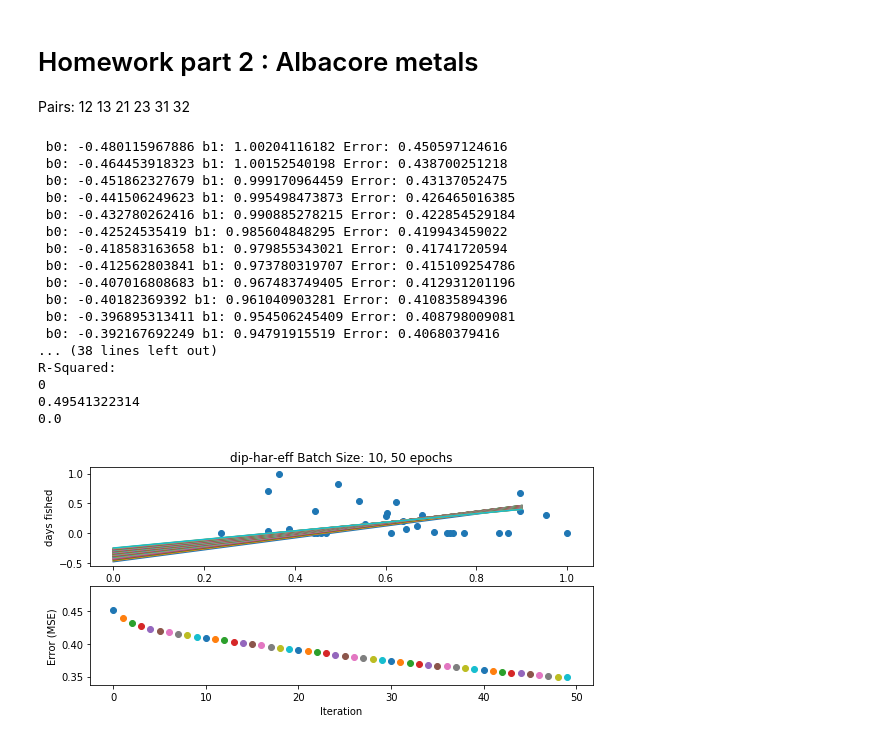
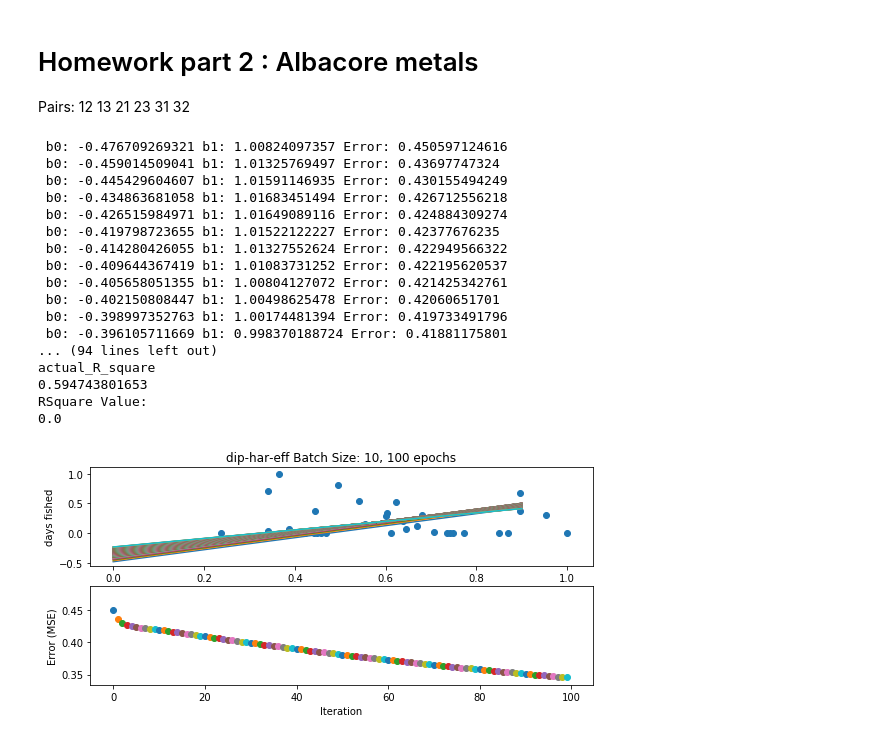
Before and after one commit to NguyenDa18/MachineLearning_HW1, a Jupyter notebook: HWpart2.ipynb, the cells around one changed output. Cells and saved outputs as stored; diff of their text form; code cells hidden in the pictures.

Commit message:
Converting random vals to list before mapping with r squared fxn

```diff
--- a/HWpart2.ipynb
+++ b/HWpart2.ipynb
@@ -70,17 +70,24 @@ def calc_predicted(b0, b1, data):
     predicted_vals = map(lambda x: b1*x + b0, data)
     return predicted_vals
 
+# sum(y - mean)^2 OR sum(y hat - mean)^2
 def calcSquareDiff(data):
     mean = calcMean(data)
     mean_diff = map(lambda actual: actual - mean, data)
-    square_mean_diff = sum(map(lambda val: val**2, mean_diff))
-    return square_mean_diff
+    squared_mean_diff = map(lambda val: val**2, mean_diff)
+    print(list(squared_mean_diff))
+    sum_square_mean_diff = sum(squared_mean_diff)
+    return sum_square_mean_diff
 
+# sum(y hat - mean)^2 / sum(y - mean)^2
 def calcRSquared(actual, predicted):
     predicted_R_square = calcSquareDiff(predicted)
     actual_R_square = calcSquareDiff(actual)
+    print('predicted_R_square')
     print(predicted_R_square)
+    print('actual_R_square')
     print(actual_R_square)
+    print('RSquare Value: ')
     return predicted_R_square / actual_R_square
 # %%
 # Start of Regression
@@ -89,7 +96,7 @@ def calcRSquared(actual, predicted):
 b1 = 1.0
 b0 = -0.5
 batchSize = 10
-epochs = 50
+epochs = 100
 
 learn = 0.2
 
@@ -106,52 +113,54 @@ plt.pause(0.1);
 batchSample = takeRandomBatch(len(dataset_X), batchSize)
 sample_X = [dataset_X[i] for i in sorted(batchSample)]
 sample_Y = [dataset_Y[i] for i in sorted(batchSample)]
 
 batch_epoch_ERRORS = []
 for i in range(epochs):
     ERROR = mse(dataset_X, dataset_Y, calc_total_Error)
     batch_epoch_ERRORS.append(ERROR)
     b0_temp_error = mse(sample_X, sample_Y, calc_b0_Error)
     b1_temp_error = mse(sample_X, sample_Y, calc_b1_Error)
     b0 = adjustWeight(b0, learn, b0_temp_error)
     b1 = adjustWeight(b1, learn, b1_temp_error)
     print(" b0: " + str(b0) + " b1: " + str(b1) + " Error: " + str(ERROR))
     # How to plot the graph
     X_test = np.arange(0,1,0.1)
     plt.plot (X_test, b1*X_test + b0)
     plt.pause(0.1)
 
-random_effort_vals = np.random.random_sample(batchSize)
-
-predicted = calc_predicted(b0,b1,random_effort_vals)
-print('R-Squared: ')
-print(calcRSquared(sample_Y, predicted))
+# Error Analysis with R Squared
+X_max = np.max(dataset_X).item()
+random_testing_vals = [random.uniform(0.0, X_max) for _ in range(batchSize)]
+predicted = calc_predicted(b0,b1,random_testing_vals)
+print('Tested Values for ' + str(b1) + 'x + ' + str(b0) + ': ')
+print(list(predicted))
+print(calcRSquared(sample_Y, list(predicted)))
 
 plt.subplot(212)
 plt.xlabel('Iteration')
 plt.ylabel('Error (MSE)')
 
 # Plot for error loss
 for count, value in enumerate(batch_epoch_ERRORS):
     plt.scatter(count,value)
 
 plt.show()
 # %% [output]
- b0: -0.480115967886 b1: 1.00204116182 Error: 0.450597124616
- b0: -0.464453918323 b1: 1.00152540198 Error: 0.438700251218
- b0: -0.451862327679 b1: 0.999170964459 Error: 0.43137052475
- b0: -0.441506249623 b1: 0.995498473873 Error: 0.426465016385
- b0: -0.432780262416 b1: 0.990885278215 Error: 0.422854529184
- b0: -0.42524535419 b1: 0.985604848295 Error: 0.419943459022
- b0: -0.418583163658 b1: 0.979855343021 Error: 0.41741720594
- b0: -0.412562803841 b1: 0.973780319707 Error: 0.415109254786
- b0: -0.407016808683 b1: 0.967483749405 Error: 0.412931201196
- b0: -0.40182369392 b1: 0.961040903281 Error: 0.410835894396
- b0: -0.396895313411 b1: 0.954506245409 Error: 0.408798009081
- b0: -0.392167692249 b1: 0.94791915519 Error: 0.40680379416
-... (38 lines left out)
-R-Squared:
-0
-0.49541322314
+ b0: -0.476709269321 b1: 1.00824097357 Error: 0.450597124616
+ b0: -0.459014509041 b1: 1.01325769497 Error: 0.43697747324
+ b0: -0.445429604607 b1: 1.01591146935 Error: 0.430155494249
+ b0: -0.434863681058 b1: 1.01683451494 Error: 0.426712556218
+ b0: -0.426515984971 b1: 1.01649089116 Error: 0.424884309274
+ b0: -0.419798723655 b1: 1.01522122227 Error: 0.42377676235
+ b0: -0.414280426055 b1: 1.01327552624 Error: 0.422949566322
+ b0: -0.409644367419 b1: 1.01083731252 Error: 0.422195620537
+ b0: -0.405658051355 b1: 1.00804127072 Error: 0.421425342761
+ b0: -0.402150808447 b1: 1.00498625478 Error: 0.42060651701
+ b0: -0.398997352763 b1: 1.00174481394 Error: 0.419733491796
+ b0: -0.396105711669 b1: 0.998370188724 Error: 0.41881175801
+... (94 lines left out)
+actual_R_square
+0.594743801653
+RSquare Value:
 0.0
-[figure, old version]
+[figure, new version]
```
Also changed, not shown: 1 other file.
